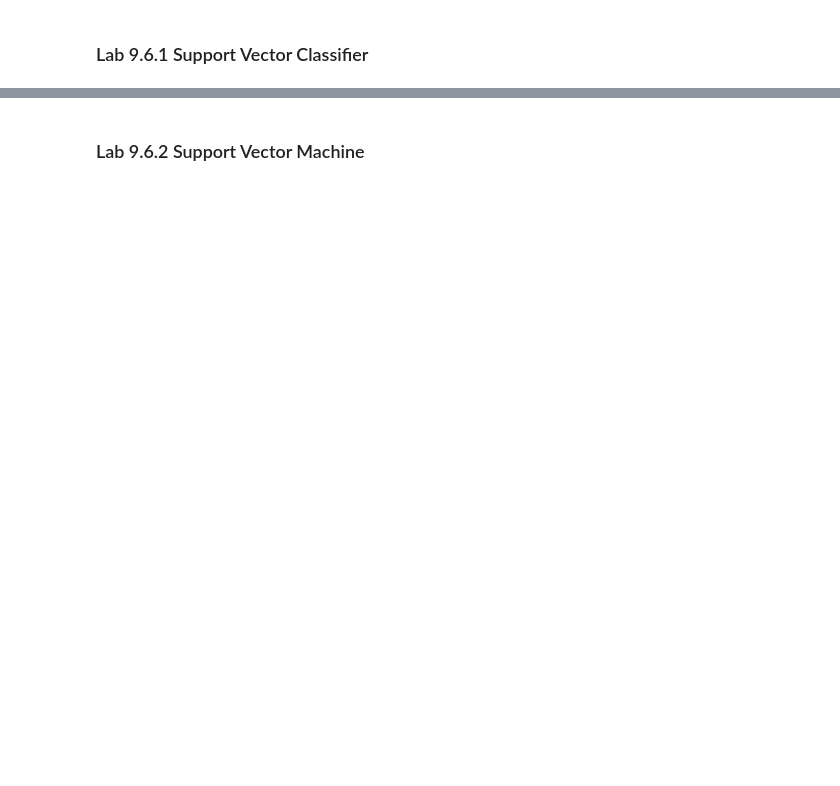
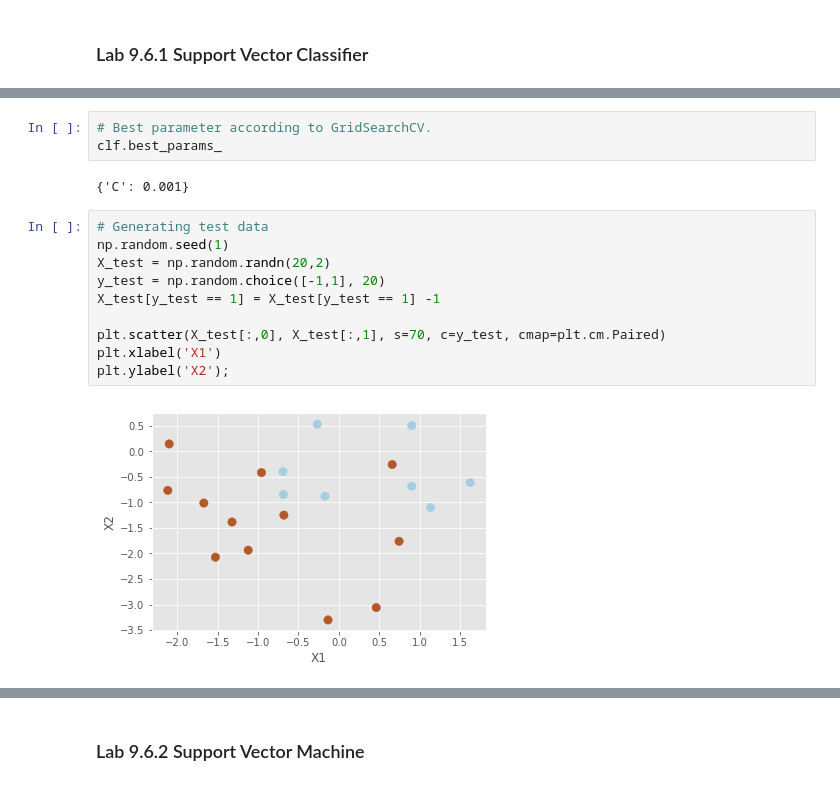
Before and after one commit to 0liu/ISLR, a Jupyter notebook: Chapter 9 Support Vector Machines.ipynb, the cells around one changed output, grey strips where cells are left out. Drawn from its saved outputs; the diff is of its cells as text; blank space fills up the shorter version.

```diff
--- a/Chapter 9 Support Vector Machines.ipynb
+++ b/Chapter 9 Support Vector Machines.ipynb
@@ -40,0 +110,17 @@ mpl.style.use('ggplot')
+# %%
+# Best parameter according to GridSearchCV.
+clf.best_params_
+# %% [output]
+{'C': 0.001}
+# %%
+# Generating test data
+np.random.seed(1)
+X_test = np.random.randn(20,2)
+y_test = np.random.choice([-1,1], 20)
+X_test[y_test == 1] = X_test[y_test == 1] -1
+
+plt.scatter(X_test[:,0], X_test[:,1], s=70, c=y_test, cmap=plt.cm.Paired)
+plt.xlabel('X1')
+plt.ylabel('X2');
+# %% [output]
+[figure, added]
```
Also changed, not shown: parts of 33 cells of this notebook.
